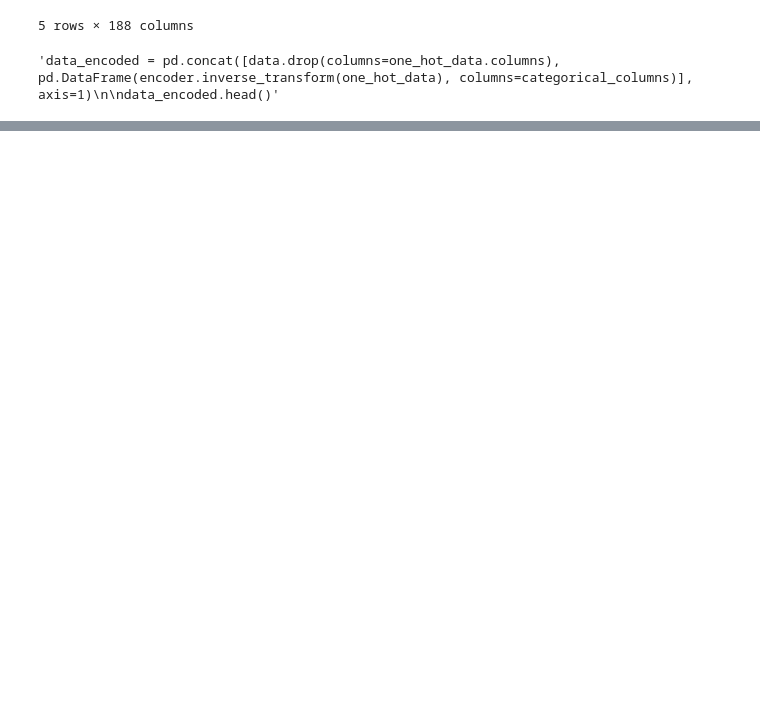
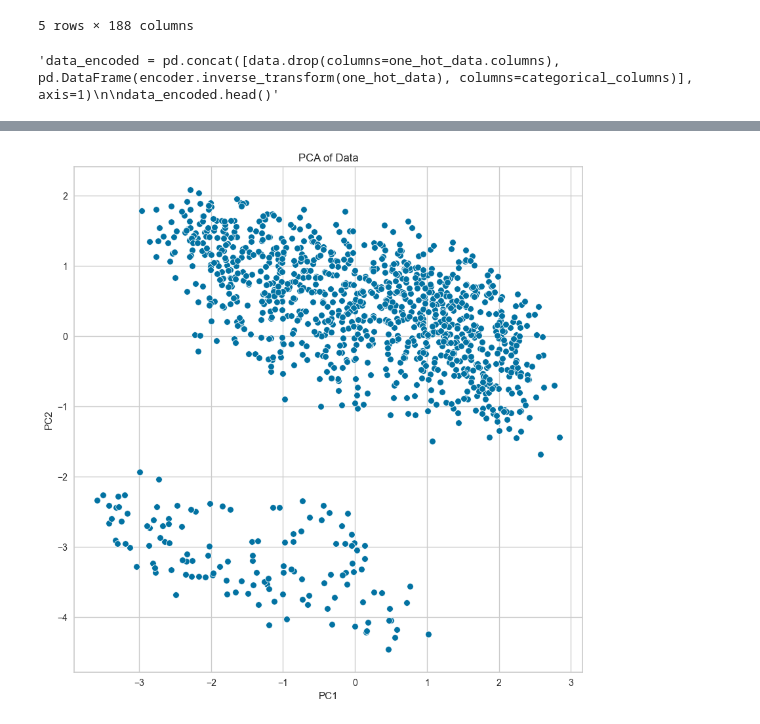
Before and after one commit to AlexandraFaria/UnsupervisedLearningTask1Project, a Jupyter notebook: Task1DataAnalysis.ipynb, the cells around one changed output, grey strips where cells are left out. Cells and saved outputs as stored; diff of their text form; code cells hidden in the pictures; blank space fills up the shorter version.

```diff
--- a/Task1DataAnalysis.ipynb
+++ b/Task1DataAnalysis.ipynb
@@ -68,5 +75,11 @@ data_encoded.head()"""
 # %% [output]
 'data_encoded = pd.concat([data.drop(columns=one_hot_data.columns), pd.DataFrame(encoder.inverse_transform(one_hot_data), columns=categorical_columns)], axis=1)\n\ndata_encoded.head()'
 # %%
-# Standardize Data
+# No standardization or normalization needs to take place because all features are binary
+# Dimensionality Reduction with PCA
+
+pca= PCA(n_components=2)
+pca_data = pca.fit_transform(data)
+pca_data = pd.DataFrame(pca_data, columns=['PC1', 'PC2'])
+pca_data.shape
 # %% [output]
@@ -82,0 +87,9 @@ data_encoded.head()"""
+# %%
+# Plot PCA Data
+
+plt.figure(figsize=(10, 10))
+sns.scatterplot(x='PC1', y='PC2', data=pca_data)
+plt.title('PCA of Data')
+plt.show()
+# %% [output]
+[figure, added]
```
Also changed, not shown: parts of 4 cells of this notebook, 1 other file.
